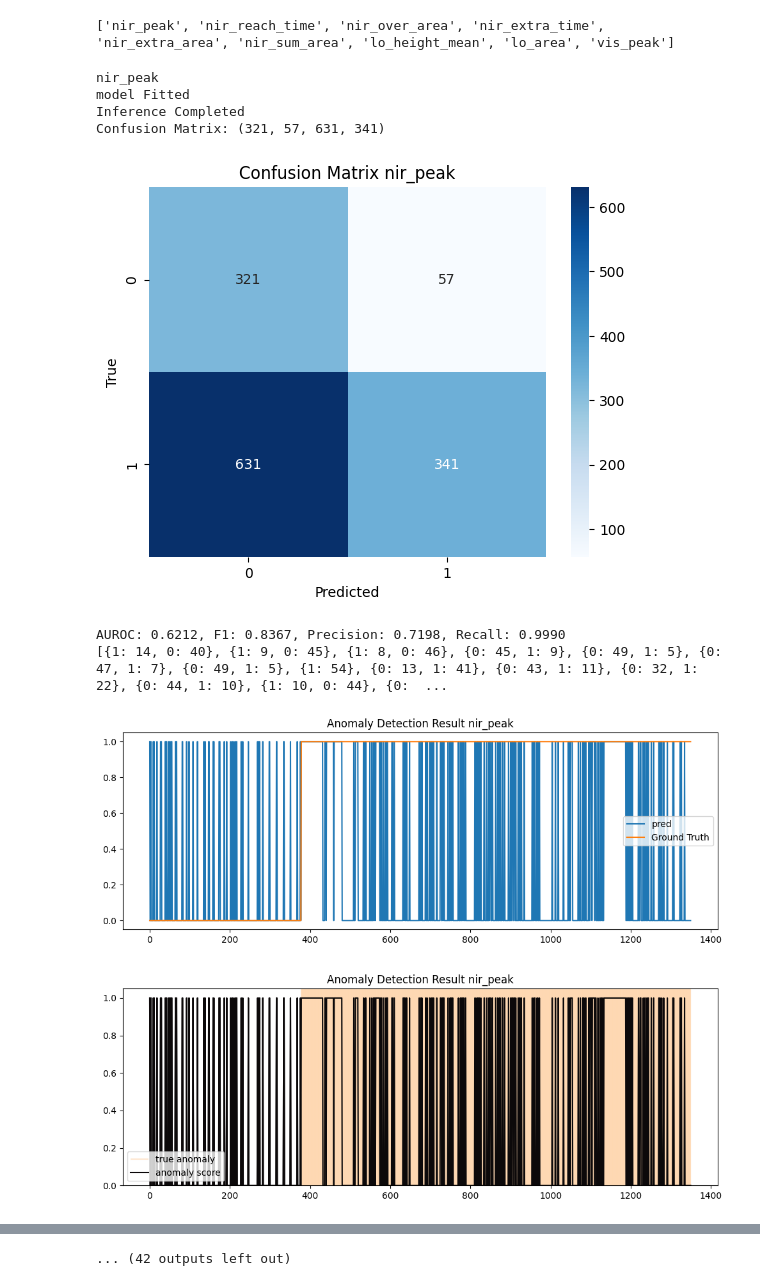
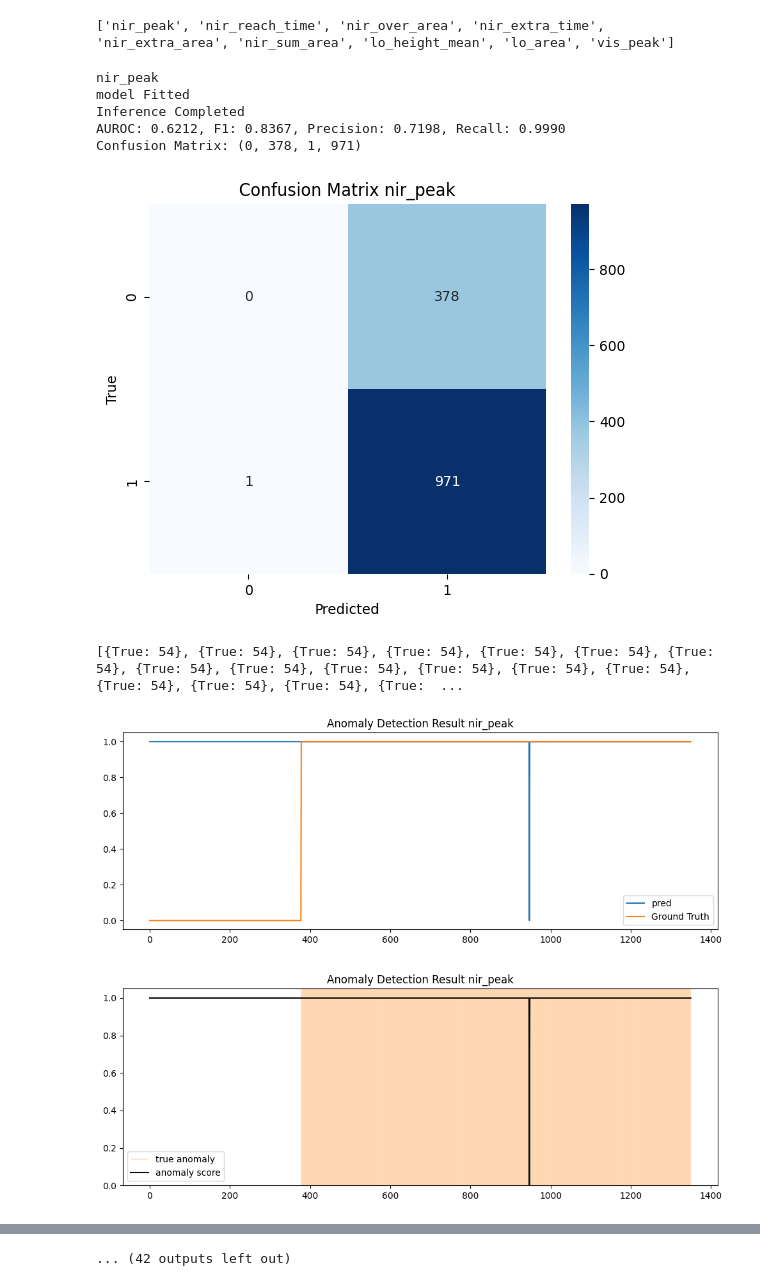
Before and after one commit to DSBA-Lab/Project_LG_Welding_AD, a Jupyter notebook: src/rule_based_feature_unsupervised_anode_rule_based.ipynb, the cells around one changed output, grey strips where cells are left out. Saved outputs shown, nothing was run; the diff lists cells and outputs as text; code cells hidden in the pictures.

Commit message:
Label with manual threshold

```diff
--- a/src/rule_based_feature_unsupervised_anode_rule_based.ipynb
+++ b/src/rule_based_feature_unsupervised_anode_rule_based.ipynb
@@ -371,7 +371,7 @@ Anode_Test.head(5)
 # %%
 import seaborn as sns
 
-class modelling_nir:
+class modelling:
     def __init__(self, model, dataset, feature_name : str, **kwargs):
         """
         Fit and run inference on model & Get evaluation Metrics
@@ -416,7 +416,12 @@ class modelling_nir:
             Confusion Matrix
         """
 
-        tn, fp, fn, tp = confusion_matrix(self.test_y, self.pred).ravel()
+        if self.threshold:
+            pred_ = self.pred_manual
+        else:
+            pred_ = self.pred
+
+        tn, fp, fn, tp = confusion_matrix(self.test_y, pred_).ravel()
 
         self.confusion_mat = (tn, fp, fn, tp)
 
@@ -454,6 +459,7 @@ class modelling_nir:
         print(f'AUROC: {AUROC:.4f}, F1: {f1:.4f}, Precision: {precision:.4f}, Recall: {recall:.4f}')
 
         self.threshold = threshold
+        self.pred_manual = -self.anomaly_score >= self.threshold
 
         metric = {
                 'AUROC' : AUROC, 'F1 ' : f1,
@@ -469,8 +475,8 @@ class modelling_nir:
         """
 
         bead_counter = []
-        for i in range(len(self.pred)//54):
-            bead_counter.append(dict(Counter(self.pred[i*54: (i+1)*54])))
+        for i in range(len(self.pred_manual)//54):
+            bead_counter.append(dict(Counter(self.pred_manual[i*54: (i+1)*54])))
 
         print(bead_counter)
 
@@ -486,13 +492,13 @@ class modelling_nir:
         # Test set Prediction Result
 
         fig = plt.figure(figsize=(12, 4))
-        plt.plot(self.pred, label='pred')
+        plt.plot(self.pred_manual, label='pred')
         plt.plot(np.array(self.test_y), label='Ground Truth')
         plt.title('Anomaly Detection Result '+ self.feature_name)
         plt.legend()
         plt.show()
 
-        check_graph(self.pred, np.array(self.test_y))
+        check_graph(self.pred_manual, np.array(self.test_y))
         plt.title('Anomaly Detection Result '+ self.feature_name)
 
         plt.show()
@@ -529,43 +535,42 @@ for idx, name in enumerate(selected_features):
 
     print(name)
 
-    IF = modelling_nir(model, dataset, name, random_state = 72)
+    IF = modelling(model, dataset, name, random_state = 72)
 
     IF.fit()
 
+    metrics_ = IF.get_metrics()
     confusion_mat = IF.get_confusion_mat()
-
-    metrics_ = IF.get_metrics()
 
     temp = pd.DataFrame(metrics_.values()).T
     temp.columns = list(metrics_.keys())
 
     df_metrics = pd.concat([df_metrics, temp], axis = 0)
 
     bead_counter_ = IF.bead_count()
 
     temp_df = pd.DataFrame(bead_counter_).fillna(0)
     temp_df['feature_name'] = name
 
     df_bead_counter = pd.concat([df_bead_counter, temp_df], axis = 0)
 
 
     IF.plot_result()
 
 df_metrics.index = selected_features
 df_metrics = df_metrics.T
 df_bead_counter = df_bead_counter[['feature_name', 0, 1]]
 df_bead_counter.columns = ['feature_name', 'Normal', 'Abnormal']
 # %% [output]
 nir_peak
 model Fitted
 Inference Completed
-Confusion Matrix: (321, 57, 631, 341)
+AUROC: 0.6212, F1: 0.8367, Precision: 0.7198, Recall: 0.9990
+Confusion Matrix: (0, 378, 1, 971)
-[figure, old version]
+[figure, new version]
-AUROC: 0.6212, F1: 0.8367, Precision: 0.7198, Recall: 0.9990
-[{1: 14, 0: 40}, {1: 9, 0: 45}, {1: 8, 0: 46}, {0: 45, 1: 9}, {0: 49, 1: 5}, {0: 47, 1: 7}, {0: 49, 1: 5}, {1: 54}, {0: 13, 1: 41}, {0: 43, 1: 11}, {0: 32, 1: 22}, {0: 44, 1: 10}, {1: 10, 0: 44}, {0:  ...
+[{True: 54}, {True: 54}, {True: 54}, {True: 54}, {True: 54}, {True: 54}, {True: 54}, {True: 54}, {True: 54}, {True: 54}, {True: 54}, {True: 54}, {True: 54}, {True: 54}, {True: 54}, {True: 54}, {True:  ...
-[figure, old version]
+[figure, new version]
-[figure, old version]
+[figure, new version]
 [figure]
 nir_reach_time
 model Fitted
```
Also changed, not shown: parts of 2 cells of this notebook, 1 other file.
